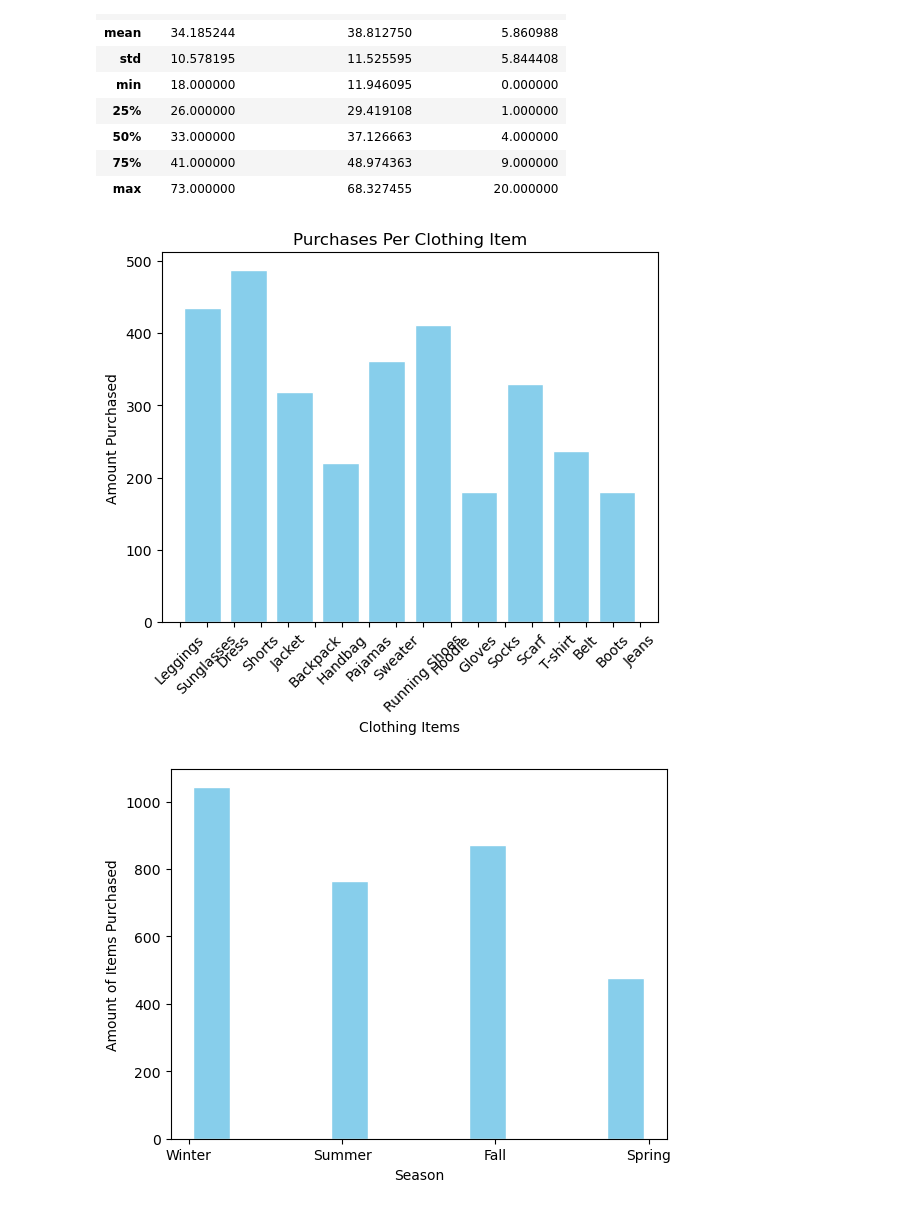
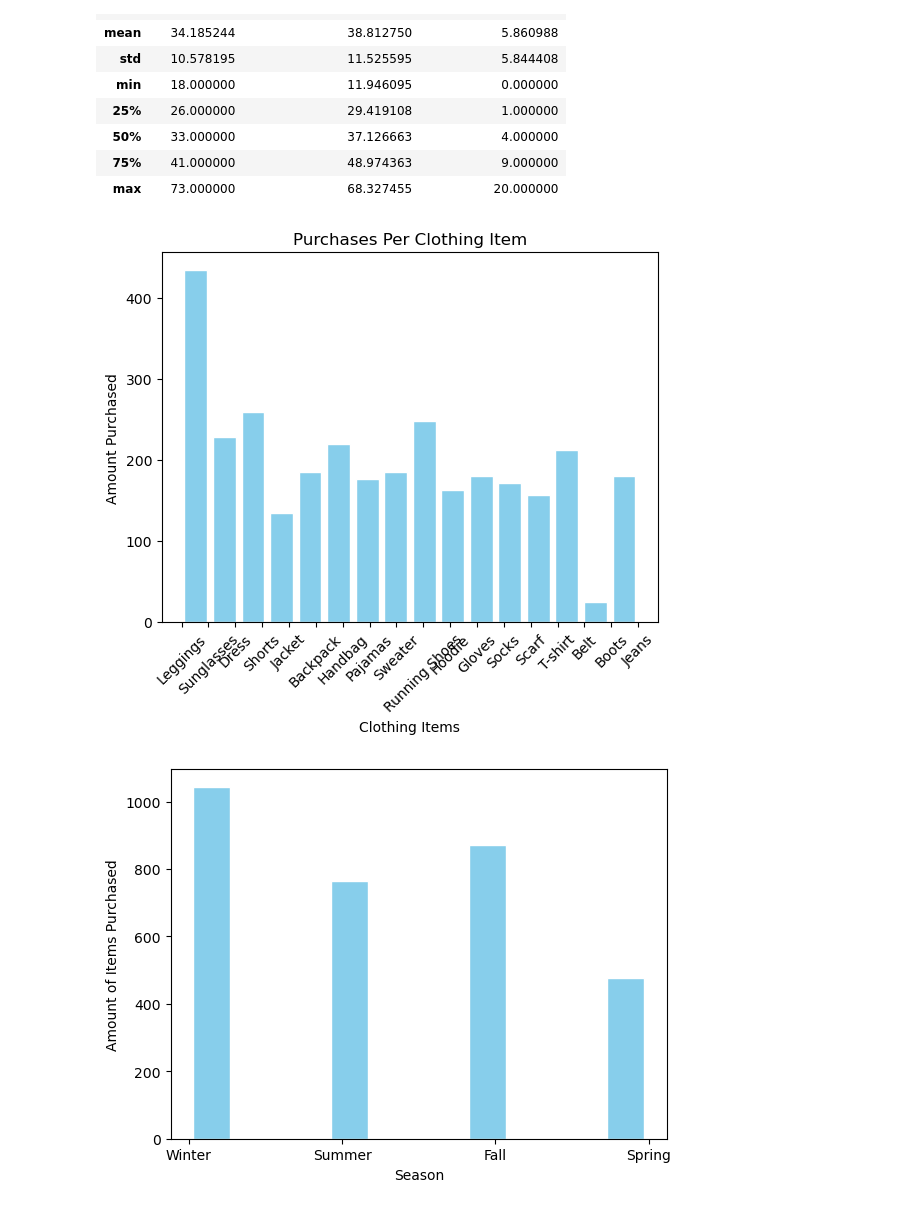
Before and after one commit to snalepa11/shopping-behavior-, a Jupyter notebook: explore.ipynb, the cells around one changed output. Drawn from its saved outputs; the diff is of its cells as text; code cells hidden in the pictures.

Commit message:
improving histogram graphics

```diff
--- a/explore.ipynb
+++ b/explore.ipynb
@@ -60,15 +60,15 @@ data.describe()
 | 75% | 41.000000 | 48.974363 | 9.000000 |
 | max | 73.000000 | 68.327455 | 20.000000 |
 # %%
-plt.hist(data['Item Purchased'], rwidth=0.8, edgecolor='white', color='skyblue')
+plt.hist(data['Item Purchased'], bins='auto', rwidth=0.8, edgecolor='white', color='skyblue')
 
 plt.title('Purchases Per Clothing Item')
 plt.xlabel('Clothing Items')
 plt.xticks(rotation=45)
 plt.ylabel('Amount Purchased')
 plt.show()
 # %% [output]
-[figure, old version]
+[figure, new version]
 # %%
 plt.hist(data['Season'], rwidth=0.8, edgecolor='white', color='skyblue')
 
```
Also changed, not shown: parts of 2 cells of this notebook, 1 other file.
